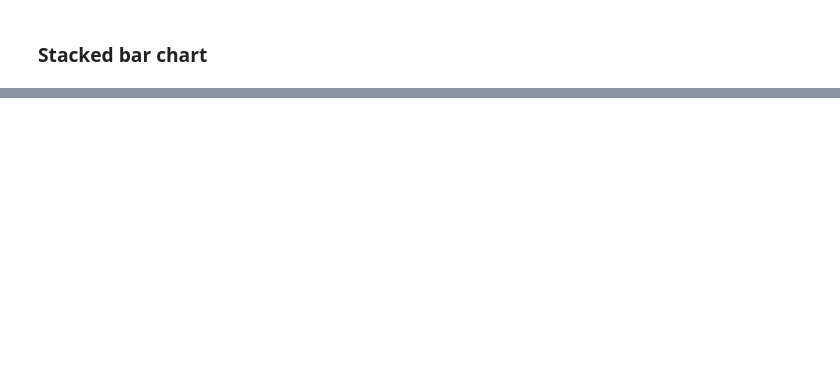
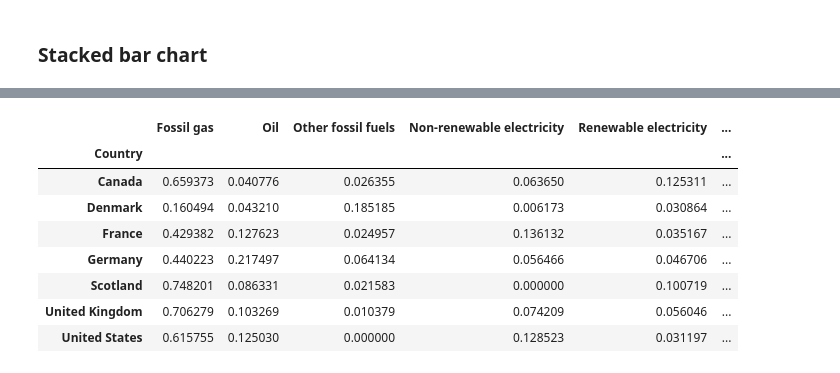
Before and after one commit to dgscotia/heat_country_data, a Jupyter notebook: heat_notebook.ipynb, the cells around one changed output, grey strips where cells are left out. Saved outputs shown, nothing was run; the diff lists cells and outputs as text; code cells hidden in the pictures; blank space fills up the shorter version.

```diff
--- a/heat_notebook.ipynb
+++ b/heat_notebook.ipynb
@@ -119,0 +179,21 @@ for col in df_2_share:
+# %%
+def normalize(df):
+    tot = df.sum(axis=1)
+    for col in df:
+        df[col] /= tot
+    return df
+
+df_1_share = normalize(df_1)
+df_2_share = normalize(df_2)
+
+df_2_share
+# %% [output]
+|  | Fossil gas | Oil | Other fossil fuels | Non-renewable electricity | Renewable electricity | ... |
+| Country |  |  |  |  |  | ... |
+| Canada | 0.659373 | 0.040776 | 0.026355 | 0.063650 | 0.125311 | ... |
+| Denmark | 0.160494 | 0.043210 | 0.185185 | 0.006173 | 0.030864 | ... |
+| France | 0.429382 | 0.127623 | 0.024957 | 0.136132 | 0.035167 | ... |
+| Germany | 0.440223 | 0.217497 | 0.064134 | 0.056466 | 0.046706 | ... |
+| Scotland | 0.748201 | 0.086331 | 0.021583 | 0.000000 | 0.100719 | ... |
+| United Kingdom | 0.706279 | 0.103269 | 0.010379 | 0.074209 | 0.056046 | ... |
+| United States | 0.615755 | 0.125030 | 0.000000 | 0.128523 | 0.031197 | ... |
```
Also changed, not shown: parts of 26 cells of this notebook, 33 other files.
